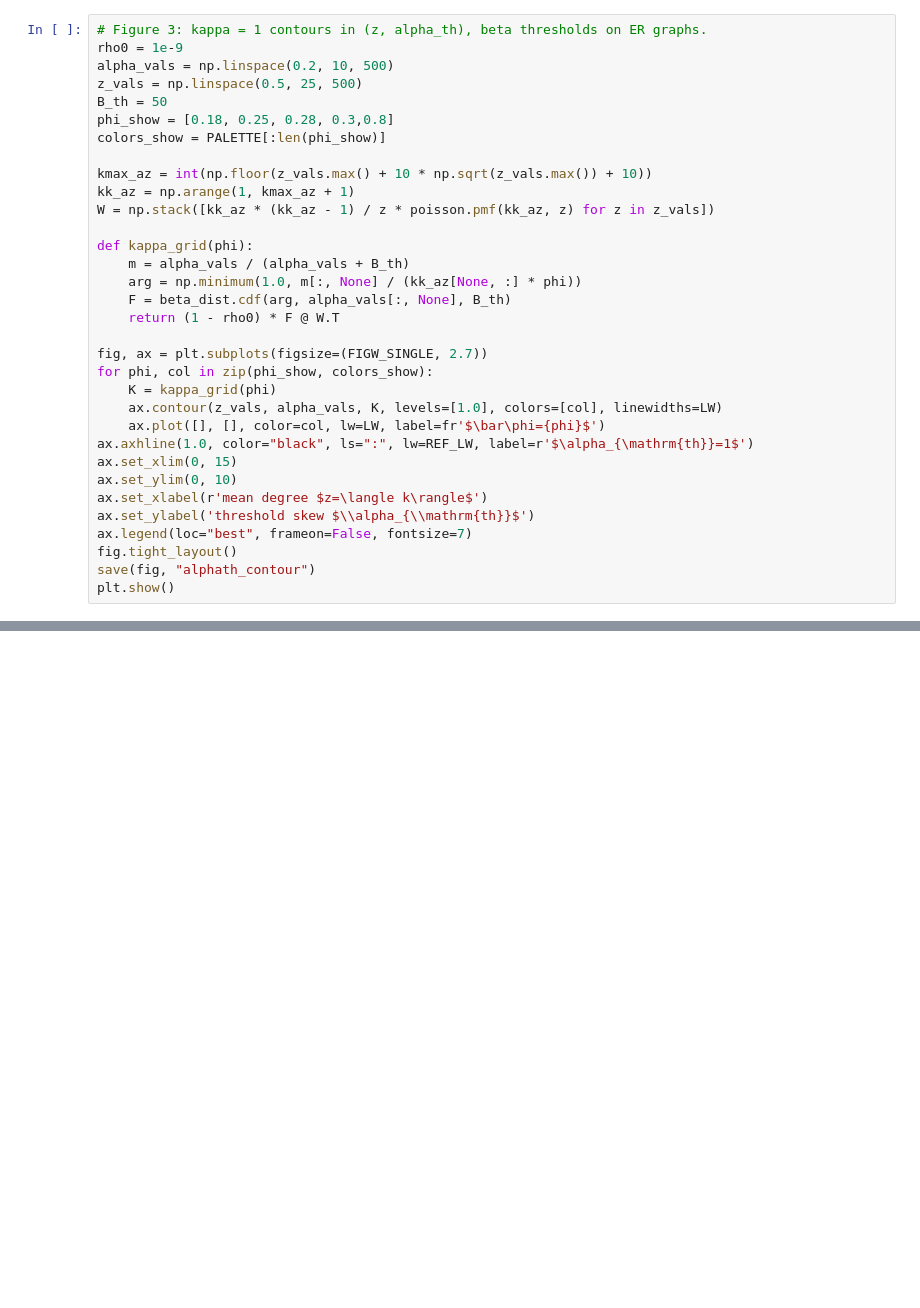
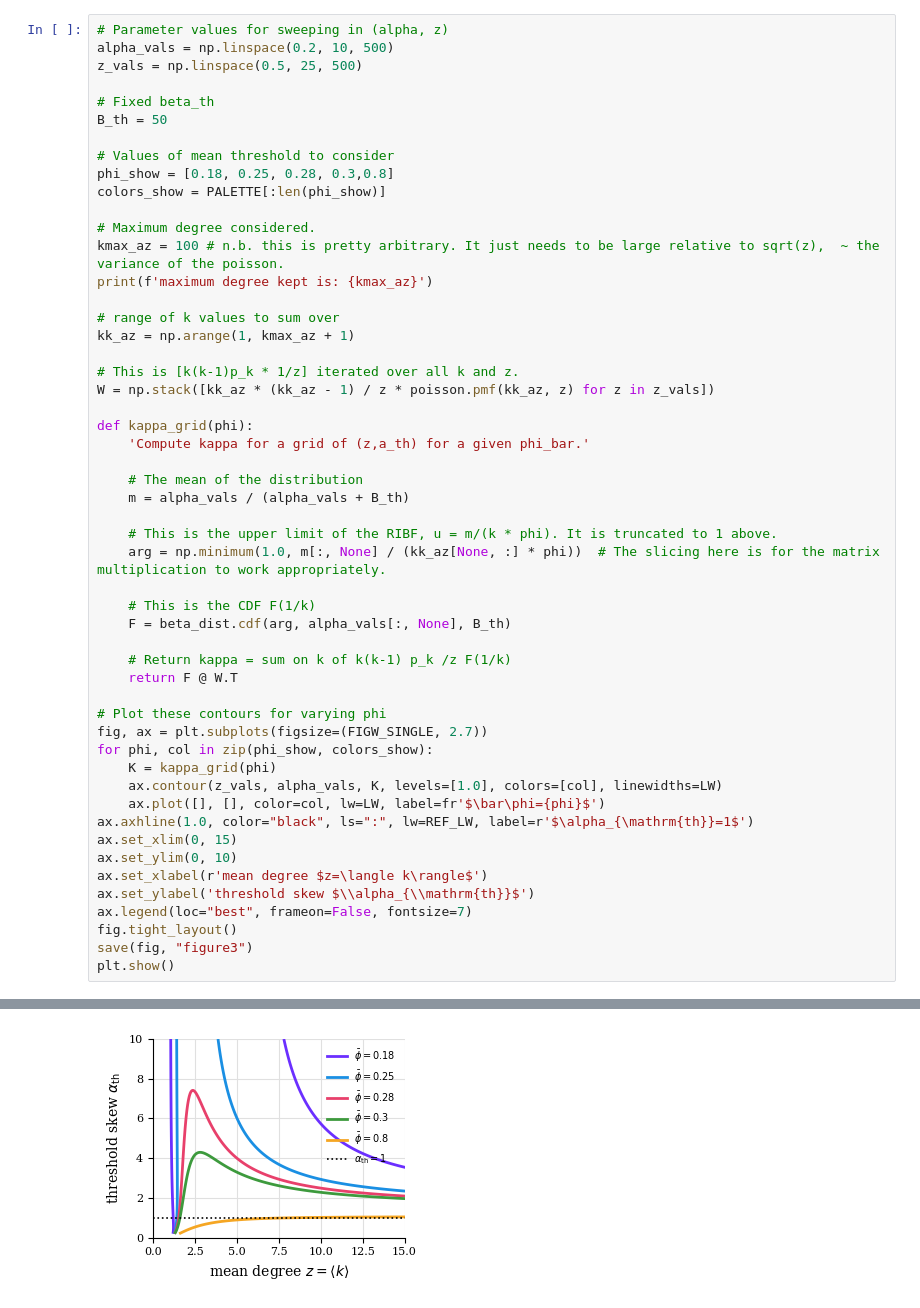
Before and after one commit to aidanwmw/Cascade-Degree-Threshold-Interaction, a Jupyter notebook: figure3.ipynb, the cells around one changed output, grey strips where cells are left out. Drawn from its saved outputs; the diff is of its cells as text; blank space fills up the shorter version.

```diff
--- a/figure3.ipynb
+++ b/figure3.ipynb
@@ -8,22 +11,41 @@ from figstyle import PALETTE, LW, REF_LW, FIGW_SINGLE, FIGW_DOUBLE, save
 # %%
-# Figure 3: kappa = 1 contours in (z, alpha_th), beta thresholds on ER graphs.
-rho0 = 1e-9
+# Parameter values for sweeping in (alpha, z)
 alpha_vals = np.linspace(0.2, 10, 500)
 z_vals = np.linspace(0.5, 25, 500)
+
+# Fixed beta_th
 B_th = 50
+
+# Values of mean threshold to consider
 phi_show = [0.18, 0.25, 0.28, 0.3,0.8]
 colors_show = PALETTE[:len(phi_show)]
 
-kmax_az = int(np.floor(z_vals.max() + 10 * np.sqrt(z_vals.max()) + 10))
+# Maximum degree considered.
+kmax_az = 100 # n.b. this is pretty arbitrary. It just needs to be large relative to sqrt(z),  ~ the variance of the poisson.
+print(f'maximum degree kept is: {kmax_az}')
+
+# range of k values to sum over
 kk_az = np.arange(1, kmax_az + 1)
+
+# This is [k(k-1)p_k * 1/z] iterated over all k and z.
 W = np.stack([kk_az * (kk_az - 1) / z * poisson.pmf(kk_az, z) for z in z_vals])
 
 def kappa_grid(phi):
+    'Compute kappa for a grid of (z,a_th) for a given phi_bar.'
+
+    # The mean of the distribution
     m = alpha_vals / (alpha_vals + B_th)
-    arg = np.minimum(1.0, m[:, None] / (kk_az[None, :] * phi))
+
+    # This is the upper limit of the RIBF, u = m/(k * phi). It is truncated to 1 above.
+    arg = np.minimum(1.0, m[:, None] / (kk_az[None, :] * phi))  # The slicing here is for the matrix multiplication to work appropriately.
+
+    # This is the CDF F(1/k)
     F = beta_dist.cdf(arg, alpha_vals[:, None], B_th)
-    return (1 - rho0) * F @ W.T
 
+    # Return kappa = sum on k of k(k-1) p_k /z F(1/k)
+    return F @ W.T
+
+# Plot these contours for varying phi
 fig, ax = plt.subplots(figsize=(FIGW_SINGLE, 2.7))
 for phi, col in zip(phi_show, colors_show):
     K = kappa_grid(phi)
@@ -36,5 +58,6 @@ ax.set_xlabel(r'mean degree $z=\langle k\rangle$')
 ax.set_ylabel('threshold skew $\\alpha_{\\mathrm{th}}$')
 ax.legend(loc="best", frameon=False, fontsize=7)
 fig.tight_layout()
-save(fig, "alphath_contour")
+save(fig, "figure3")
 plt.show()
+# %% [output]
@@ -40,0 +65 @@ plt.show()
+[figure, added]
```
Also changed, not shown: parts of 5 cells of this notebook, 30 other files.
